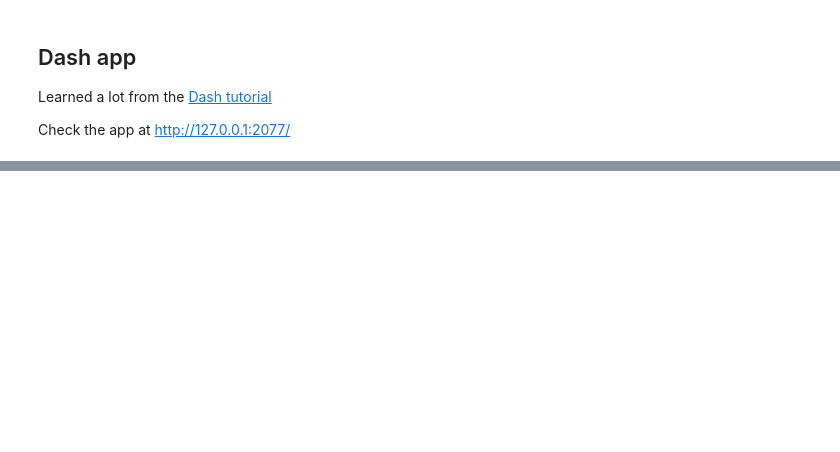
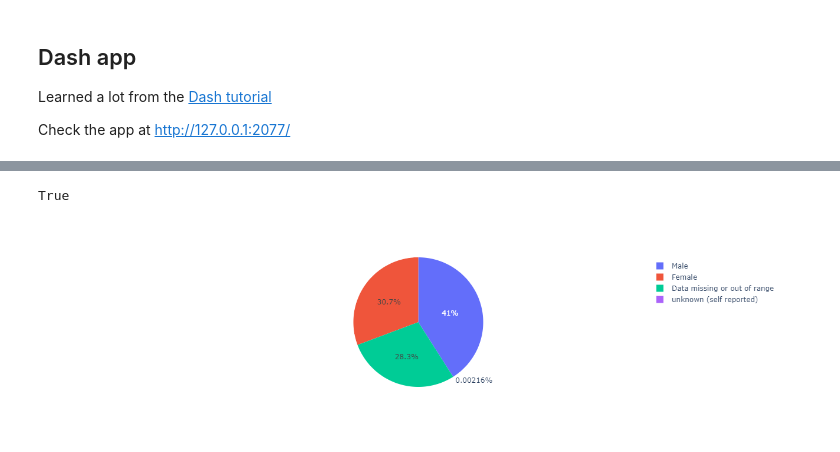
Before and after one commit to octokami/uk_road_safety, a Jupyter notebook: Road Safety data.ipynb, the cells around one changed output, grey strips where cells are left out. Drawn from its saved outputs; the diff is of its cells as text; code cells hidden in the pictures; blank space fills up the shorter version.

```diff
--- a/Road Safety data.ipynb
+++ b/Road Safety data.ipynb
@@ -583 +595,7 @@ Dash app running on http://127.0.0.1:2077/
 The 'environ['werkzeug.server.shutdown']' function is deprecated and will be removed in Werkzeug 2.1.
+# %%
+df_chart = df_labeled
+field_name = 'sex_of_casualty'
+frequencies = pd.DataFrame(df_chart[field_name].unique(),columns=[field_name]).sort_values(by=field_name, ascending=True, ignore_index = True)
+df_chart = df_chart.groupby([field_name, 'ev'], as_index=False)['number_of_casualties'].sum()
+df_chart.sort_values(by='number_of_casualties', ascending=True, inplace = True)
@@ -583,0 +613,8 @@ The 'environ['werkzeug.server.shutdown']' function is deprecated and will be rem
+# %%
+df_chart.shape[0] < 8
+# %% [output]
+True
+# %%
+px.pie(df_chart, values='number_of_casualties', names=field_name)
+# %% [output]
+[figure, added]
```
Also changed, not shown: parts of 6 cells of this notebook.
